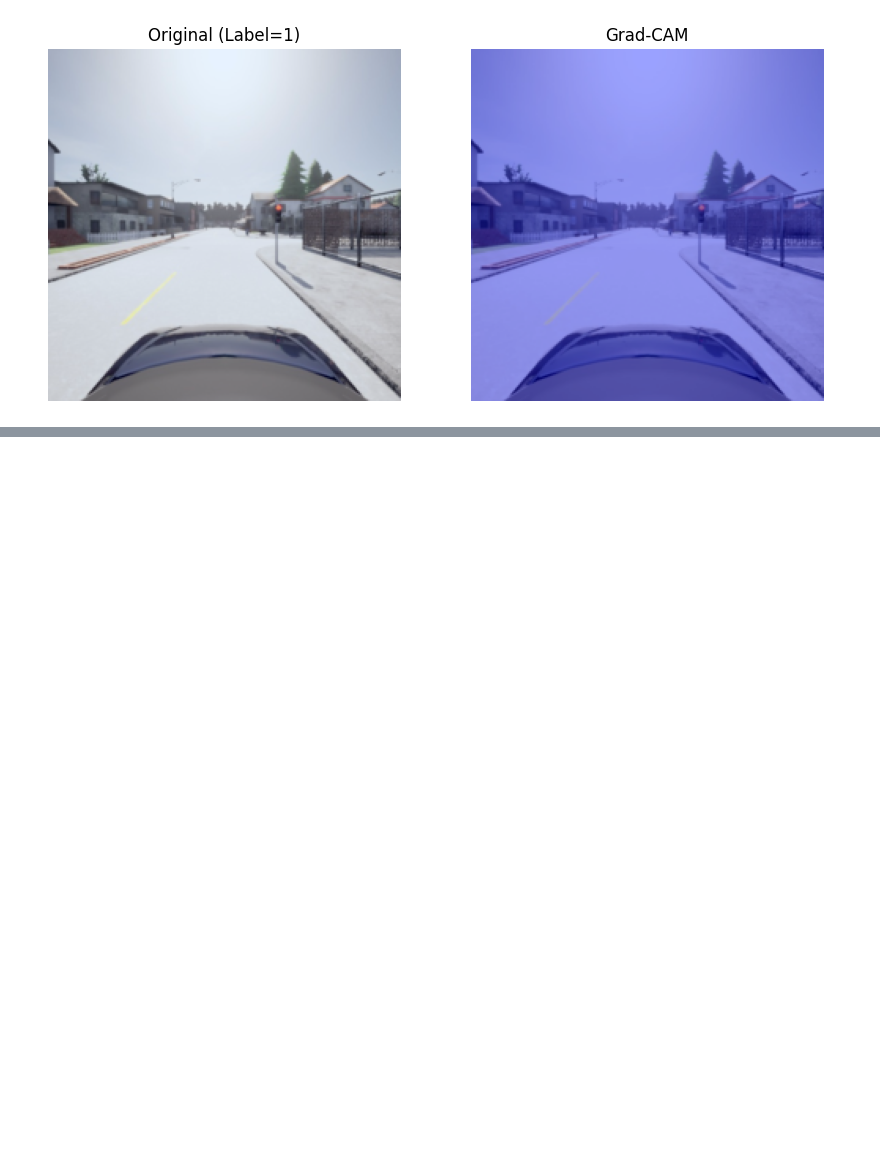
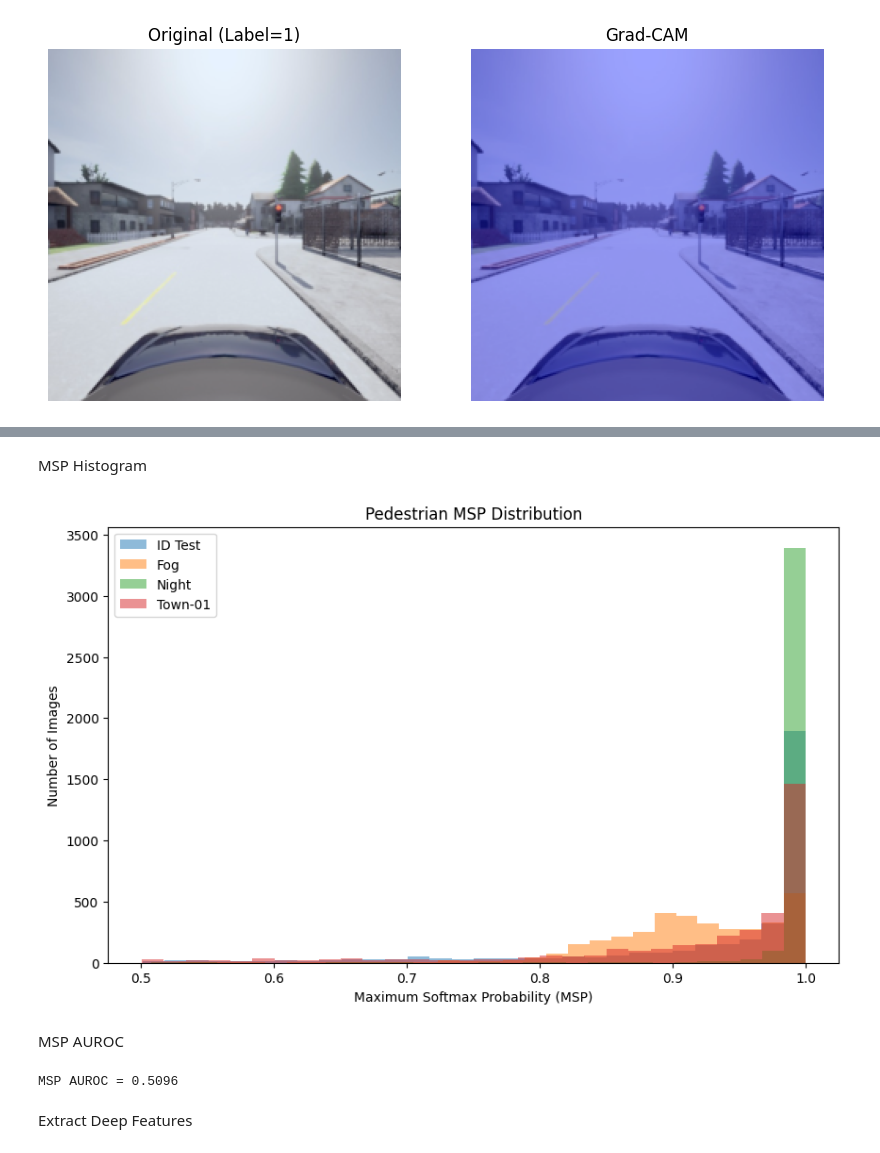
Before and after one commit to vinitdarji16/MLS-Exercise, a Jupyter notebook: MLS_exercise3_pedestrian.ipynb, the cells around one changed output, grey strips where cells are left out. Drawn from its saved outputs; the diff is of its cells as text; code cells hidden in the pictures; blank space fills up the shorter version.

```diff
--- a/MLS_exercise3_pedestrian.ipynb
+++ b/MLS_exercise3_pedestrian.ipynb
@@ -726,0 +911,61 @@ plt.show()
+# %% [markdown]
+MSP Histogram
+# %%
+import matplotlib.pyplot as plt
+
+plt.figure(figsize=(10,6))
+
+plt.hist(id_scores,
+         bins=30,
+         alpha=0.5,
+         label="ID Test")
+
+plt.hist(fog_scores,
+         bins=30,
+         alpha=0.5,
+         label="Fog")
+
+plt.hist(night_scores,
+         bins=30,
+         alpha=0.5,
+         label="Night")
+
+plt.hist(town_scores,
+         bins=30,
+         alpha=0.5,
+         label="Town-01")
+
+plt.xlabel("Maximum Softmax Probability (MSP)")
+plt.ylabel("Number of Images")
+plt.title("Pedestrian MSP Distribution")
+plt.legend()
+
+plt.show()
+# %% [output]
+[figure, added]
+# %% [markdown]
+MSP AUROC
+# %%
+from sklearn.metrics import roc_auc_score
+
+ood_scores = np.concatenate([
+    fog_scores,
+    night_scores,
+    town_scores
+])
+
+id_labels = np.zeros(len(id_scores))
+ood_labels = np.ones(len(ood_scores))
+
+labels = np.concatenate([id_labels, ood_labels])
+
+scores = np.concatenate([id_scores, ood_scores])
+
+# Lower confidence -> OOD
+auroc = roc_auc_score(labels, -scores)
+
+print(f"MSP AUROC = {auroc:.4f}")
+# %% [output]
+MSP AUROC = 0.5096
+# %% [markdown]
+Extract Deep Features
```
Also changed, not shown: parts of 30 cells of this notebook.
